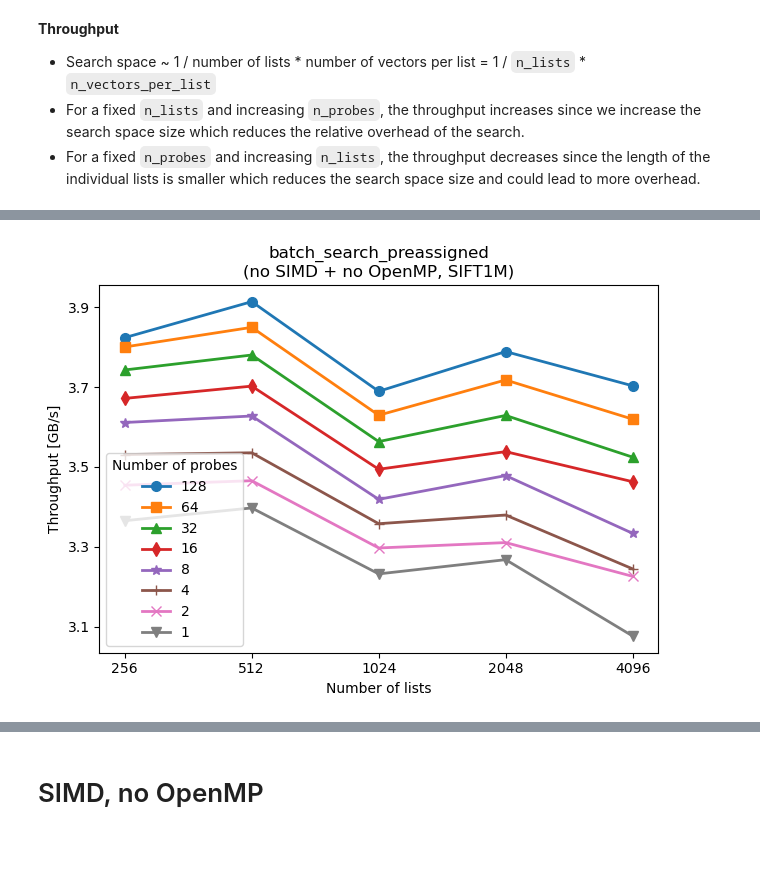
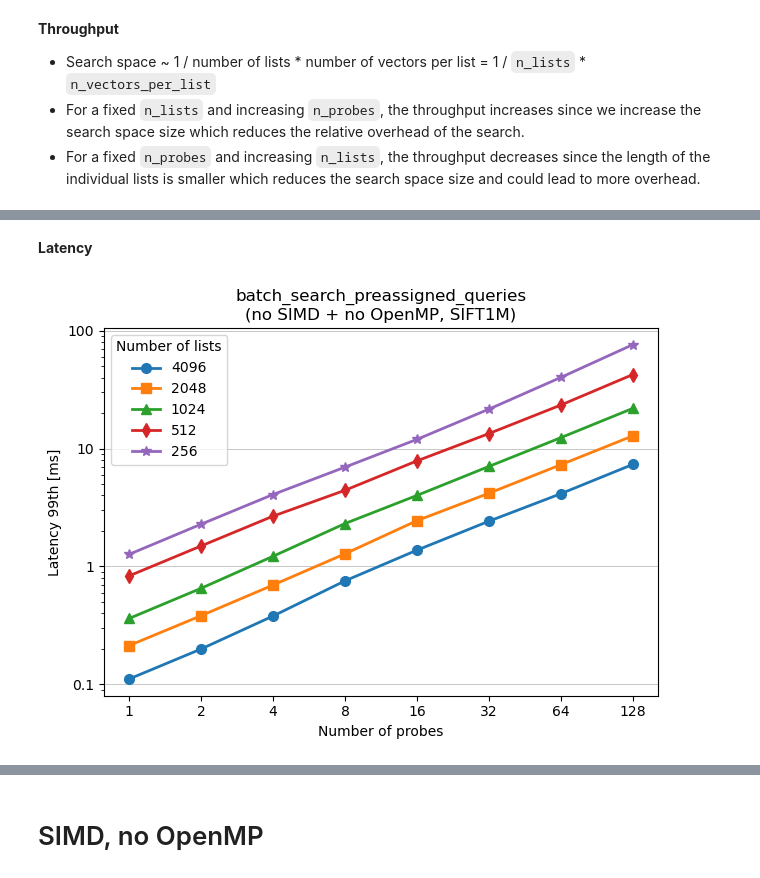
Before and after one commit to TimonFercho/ann-distributed-key-value-store, a Jupyter notebook: evaluation/evaluation.ipynb, the cells around one changed output, grey strips where cells are left out. Cells and saved outputs as stored; diff of their text form; code cells hidden in the pictures; blank space fills up the shorter version.

Commit message:
feat(evaluation): rewrite benchmark result parser to support std variance and compute QPS/VPS

```diff
--- a/evaluation/evaluation.ipynb
+++ b/evaluation/evaluation.ipynb
@@ -13,8 +13,8 @@ N_VECTORS = 1e6
 ONE_MB = 2 ** 20
 FLOAT_SIZE_B = 4
 VECTOR_DIM = 128
-VECTOR_SIZE = VECTOR_DIM * FLOAT_SIZE_B
-VECTOR_SIZE_MB = VECTOR_SIZE / ONE_MB
+VECTOR_SIZE_B = VECTOR_DIM * FLOAT_SIZE_B
+VECTOR_SIZE_MB = VECTOR_SIZE_B / ONE_MB
 NS_PER_S = 1e9
 S_PER_MIN = 60
 MS_PER_S = 1e3
@@ -61,10 +61,10 @@ def parse_xml(subdir, filename, format='throughput'):
             results.append(result)
     elif format == 'latency':
         for match in root.iter('Warning'):
-            if not match.text.strip().startswith('latency_99th'):
+            if not match.text.strip().startswith('latency_99th_std'):
                 continue
             result = extract_benchmark_params(match)
-            result['latency_99th'] = match.text.split(':=')[1].strip()
+            result['latency_99th_std'] = match.text.split(':=')[1].strip()
             results.append(result)
     elif format == 'recall':
         for match in root.iter('Warning'):
@@ -75,5 +75,19 @@ def parse_xml(subdir, filename, format='throughput'):
             results.append(result)
     else:
         raise ValueError('Unknown format: {}'.format(format))
+    return results
 
+def merge_results(subdir, filter_file, format):
+    results = []
+    for f in os.listdir(join('benchmarks', subdir)):
+        if filter_file(f):
+            params = get_file_params(f)
+            try:
+                parsed_xml = parse_xml(subdir, f, format=format)
+            except Exception as e:
+                print(f'Error parsing {f}: {e}')
+                continue
+            for result in parsed_xml:
+                result.update(params)
+                results.append(result)
     return results
@@ -302,14 +372,4 @@ def get_speedup(old_df, new_df, column, invert=False):
 # `bulk_insert_entries`
 # %% [markdown]
 ## Finding the optimal insertion strategy and buffer size
-# %%
-def merge_results(subdir, filter_file, format):
-    results = []
-    for f in os.listdir(join('benchmarks', subdir)):
-        if filter_file(f):
-            params = get_file_params(f)
-            for result in parse_xml(subdir, f, format=format):
-                result.update(params)
-                results.append(result)
-    return results
 # %%
@@ -496,0 +571,3 @@ search_df
+# %%
+search_latency_df = results_to_df(merge_results('Vanilla', lambda f: 'latency' in f and 'search_preassigned' in f, 'latency'))
+search_latency_df
@@ -512,4 +607,6 @@ plot(df=search_df, y_col='mb_per_s', title='batch_search_preassigned', subtitle=
+# %% [markdown]
+**Latency**
 # %%
-plot(df=search_df, y_col='mb_per_s', title='batch_search_preassigned', subtitle='(no SIMD + no OpenMP, SIFT1M)', ylabel='Throughput [GB/s]', mode='n_lists', yformatter=mb_to_gb_formatter)
+plot(df=search_latency_df, y_col='latency_99th', title='batch_search_preassigned_queries', subtitle='(no SIMD + no OpenMP, SIFT1M)', ylabel='Latency 99th [ms]', mode='n_probes', yformatter=s_to_ms_formatter, yaxis_log=True)
 # %% [output]
-[figure, old version]
+[figure, new version]
```
Also changed, not shown: parts of 73 cells of this notebook.
